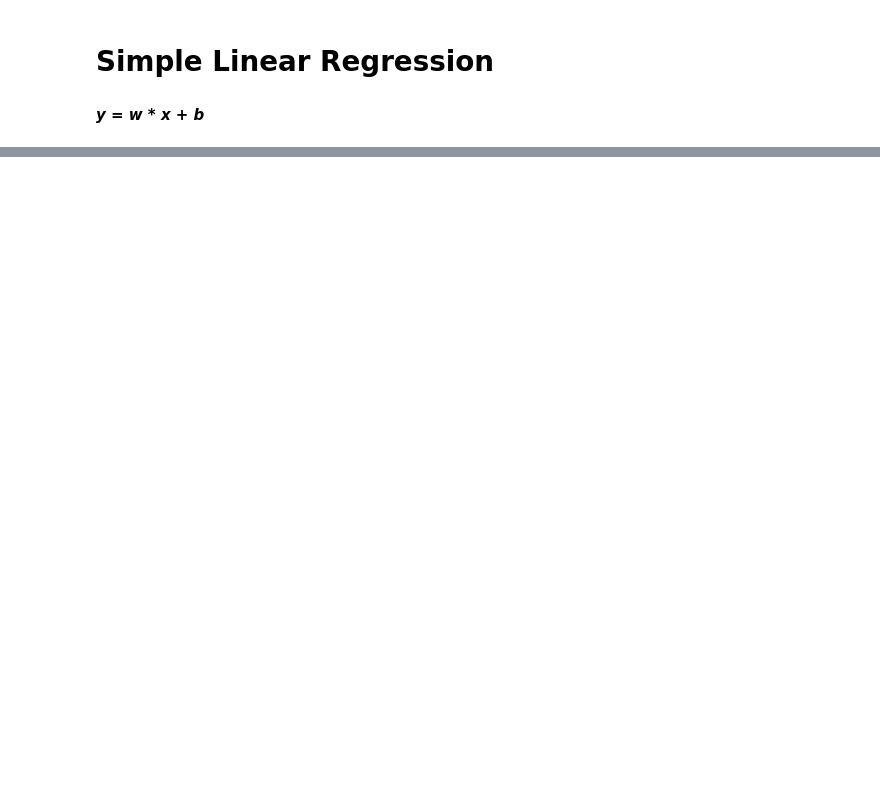
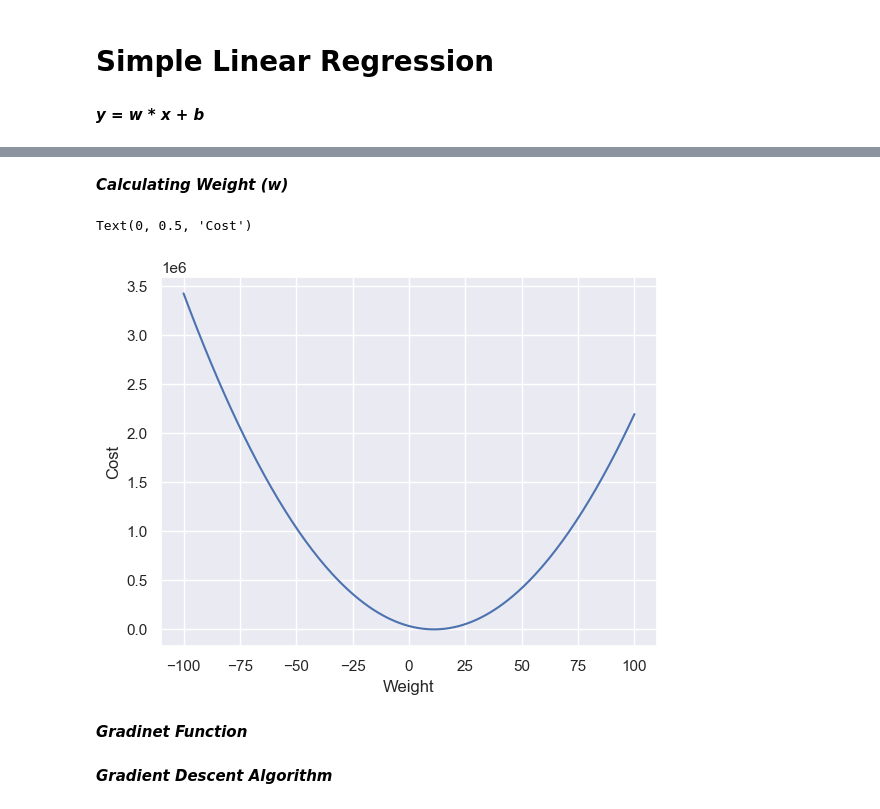
Before and after one commit to DevAvi404/AI-ML, a Jupyter notebook: Machine Learning/AI-ML/ML Algorithm/Supervised Learning/Regression/Simple Linear Regression.ipynb, the cells around one changed output, grey strips where cells are left out. Drawn from its saved outputs; the diff is of its cells as text; code cells hidden in the pictures; blank space fills up the shorter version.

```diff
--- a/Machine Learning/AI-ML/ML Algorithm/Supervised Learning/Regression/Simple Linear Regression.ipynb
+++ b/Machine Learning/AI-ML/ML Algorithm/Supervised Learning/Regression/Simple Linear Regression.ipynb
@@ -22,0 +70,20 @@ Text(0, 0.5, 'Salary in thousands')
+# %% [markdown]
+***Calculating Weight (w)***
+# %%
+weight = []
+cost_w = []
+
+# w -> -100 to 100
+for i in range (-100, 101):
+    c = compute_cost(x, y, w=i, b=0) # let b = 0
+    weight.append(i)
+    cost_w.append(c)
+
+plt.plot(weight, cost_w)
+plt.xlabel("Weight")
+plt.ylabel("Cost")
+# %% [output]
+Text(0, 0.5, 'Cost')
+[figure, added]
+# %% [markdown]
+***Gradinet Function***
@@ -22,0 +110,2 @@ Text(0, 0.5, 'Salary in thousands')
+# %% [markdown]
+***Gradient Descent Algorithm***
```
Also changed, not shown: parts of 17 cells of this notebook, 1 other file.
